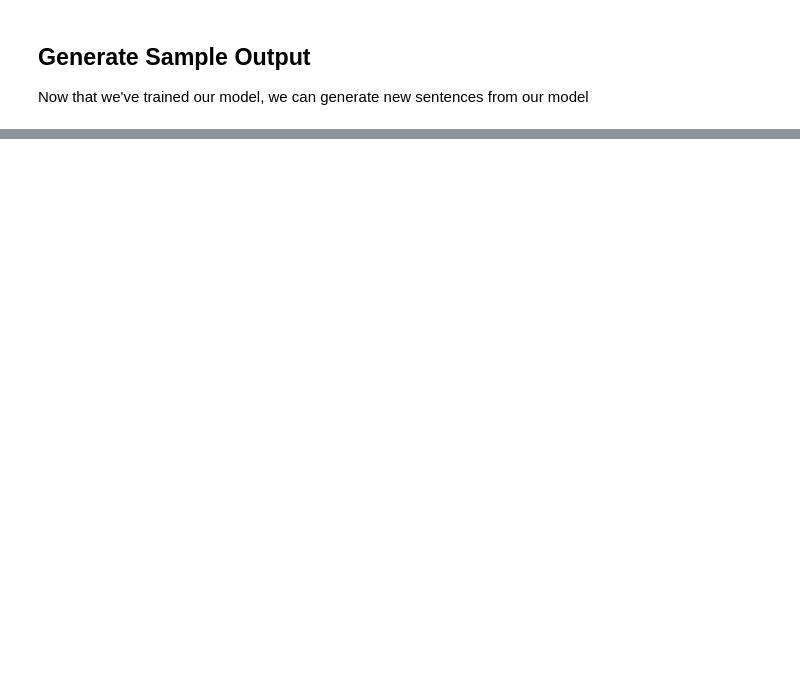
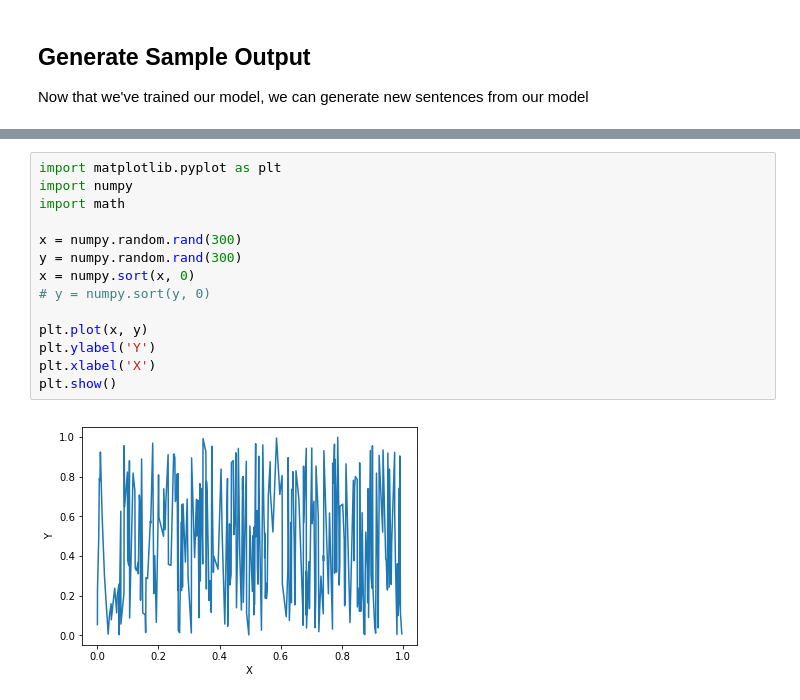
Before and after one commit to tbtstl/tv-script-generation, a Jupyter notebook: Main.ipynb, the cells around one changed output, grey strips where cells are left out. Drawn from its saved outputs; the diff is of its cells as text; blank space fills up the shorter version.

```diff
--- a/Main.ipynb
+++ b/Main.ipynb
@@ -471,0 +464,16 @@ cat ./output.txt
+# %%
+import matplotlib.pyplot as plt
+import numpy
+import math
+
+x = numpy.random.rand(300)
+y = numpy.random.rand(300)
+x = numpy.sort(x, 0)
+# y = numpy.sort(y, 0)
+
+plt.plot(x, y)
+plt.ylabel('Y')
+plt.xlabel('X')
+plt.show()
+# %% [output]
+[figure, added]
```
Also changed, not shown: parts of 6 cells of this notebook, 1 other file.
